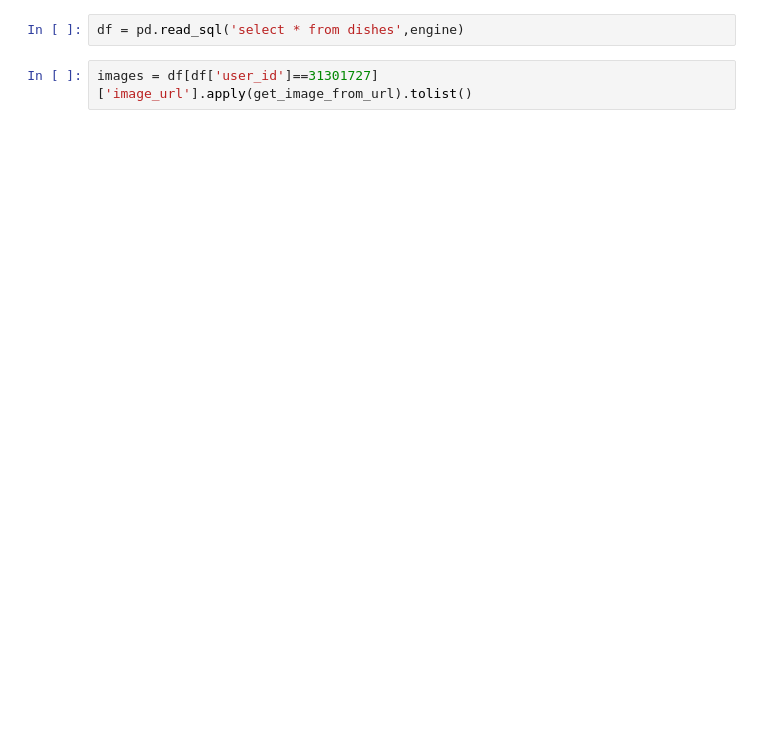
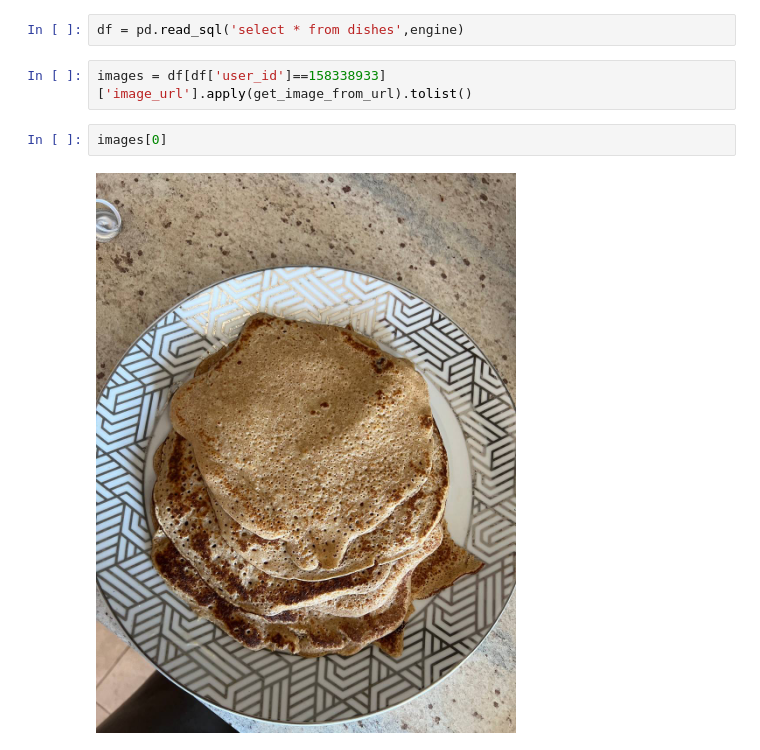
Before and after one commit to DmitriyG228/food, a Jupyter notebook: stats.ipynb, the cells around one changed output. Drawn from its saved outputs; the diff is of its cells as text; blank space fills up the shorter version.

```diff
--- a/stats.ipynb
+++ b/stats.ipynb
@@ -45,4 +47,8 @@ new_users = days_used.reset_index().set_index('min_timestamp').resample('D').cou
 # %%
 df = pd.read_sql('select * from dishes',engine)
 # %%
-images = df[df['user_id']==31301727]['image_url'].apply(get_image_from_url).tolist()
+images = df[df['user_id']==158338933]['image_url'].apply(get_image_from_url).tolist()
+# %%
+images[0]
+# %% [output]
+[figure, added]
```
Also changed, not shown: parts of 3 cells of this notebook.
